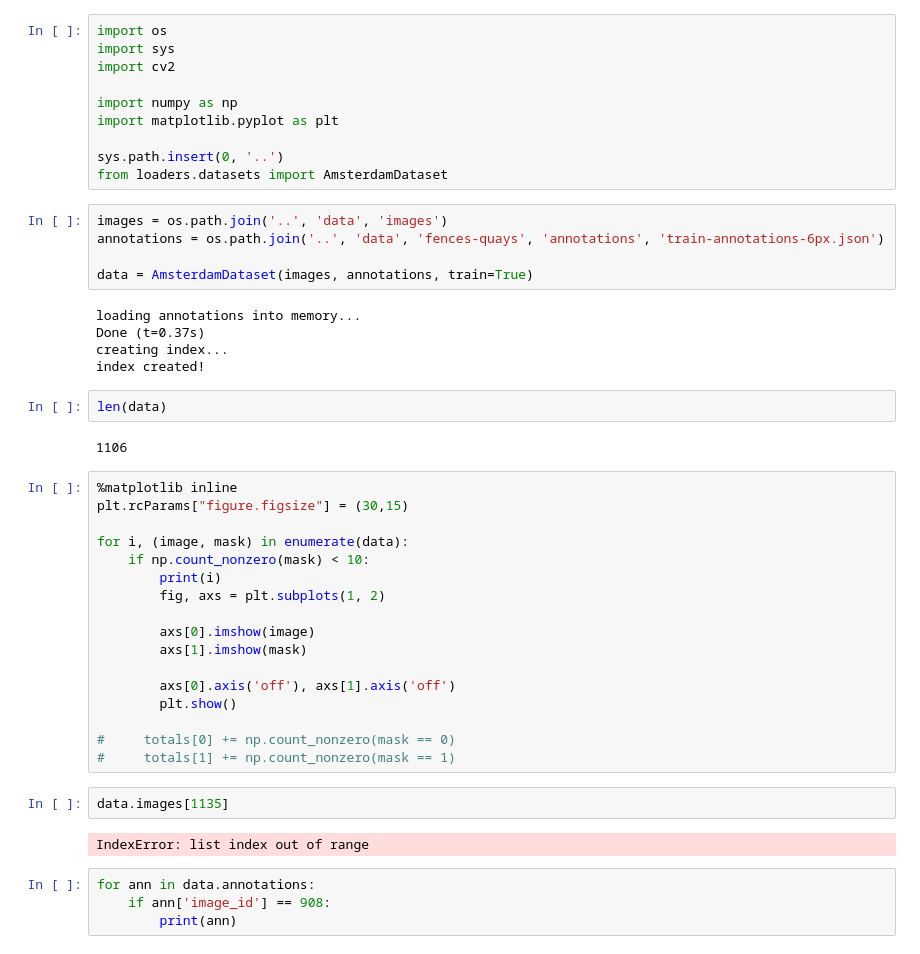
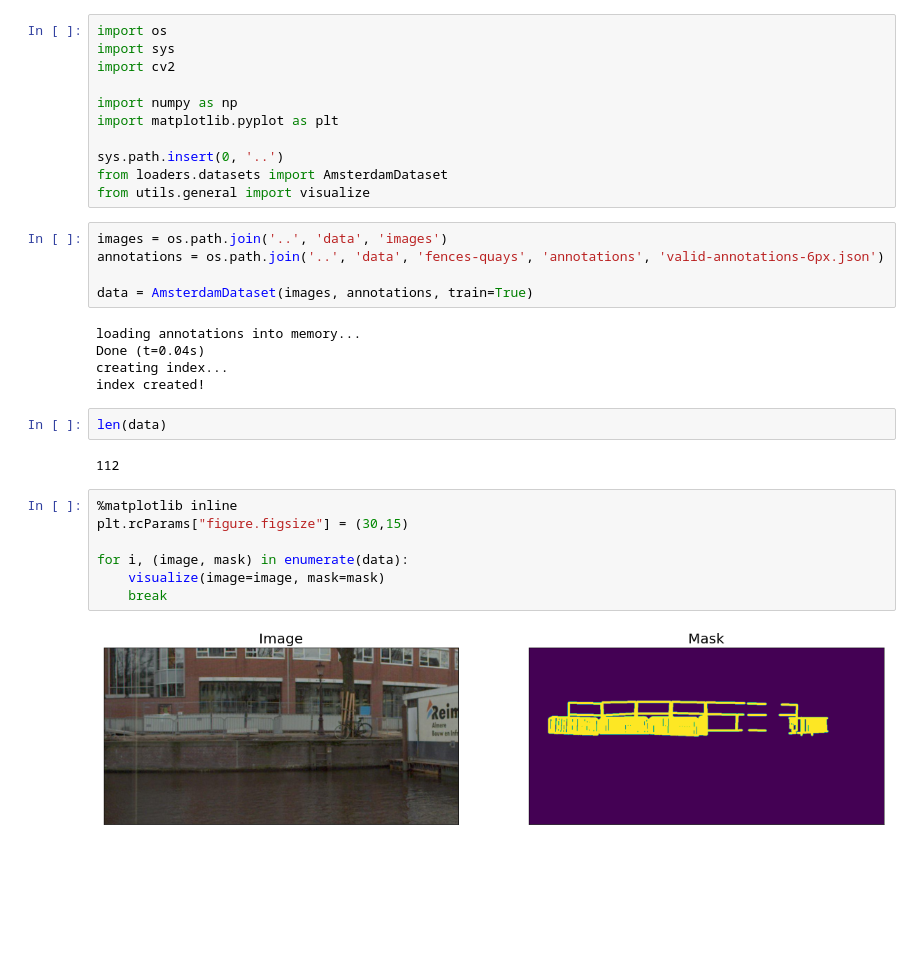
Before and after one commit to Amsterdam-Internships/Fence-Detection, a Jupyter notebook: notebooks/test-spectrum-annotations.ipynb, the cells around one changed output. Cells and saved outputs as stored; diff of their text form; blank space fills up the shorter version.

```diff
--- a/notebooks/test-spectrum-annotations.ipynb
+++ b/notebooks/test-spectrum-annotations.ipynb
@@ -8,42 +8,27 @@ import matplotlib.pyplot as plt
 
 sys.path.insert(0, '..')
 from loaders.datasets import AmsterdamDataset
+from utils.general import visualize
 # %%
 images = os.path.join('..', 'data', 'images')
-annotations = os.path.join('..', 'data', 'fences-quays', 'annotations', 'train-annotations-6px.json')
+annotations = os.path.join('..', 'data', 'fences-quays', 'annotations', 'valid-annotations-6px.json')
 
 data = AmsterdamDataset(images, annotations, train=True)
 # %% [output]
 loading annotations into memory...
-Done (t=0.37s)
+Done (t=0.04s)
 creating index...
 index created!
 # %%
 len(data)
 # %% [output]
-1106
+112
 # %%
 %matplotlib inline
 plt.rcParams["figure.figsize"] = (30,15)
 
 for i, (image, mask) in enumerate(data):
-    if np.count_nonzero(mask) < 10:
-        print(i)
-        fig, axs = plt.subplots(1, 2)
-
-        axs[0].imshow(image)
-        axs[1].imshow(mask)
-
-        axs[0].axis('off'), axs[1].axis('off')
-        plt.show()
-
-#     totals[0] += np.count_nonzero(mask == 0)
-#     totals[1] += np.count_nonzero(mask == 1)
+    visualize(image=image, mask=mask)
+    break
+# %% [output]
+[figure, added]
-# %%
-data.images[1135]
-# %% [output]
-IndexError: list index out of range
-# %%
-for ann in data.annotations:
-    if ann['image_id'] == 908:
-        print(ann)
```
Also changed, not shown: 24 other files.
